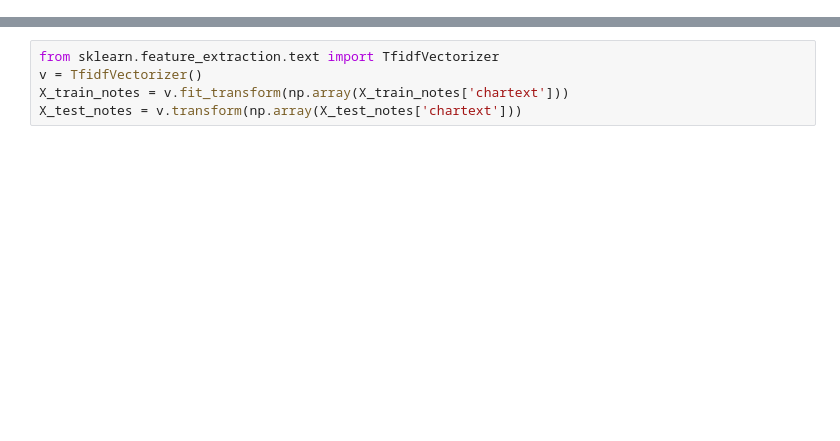
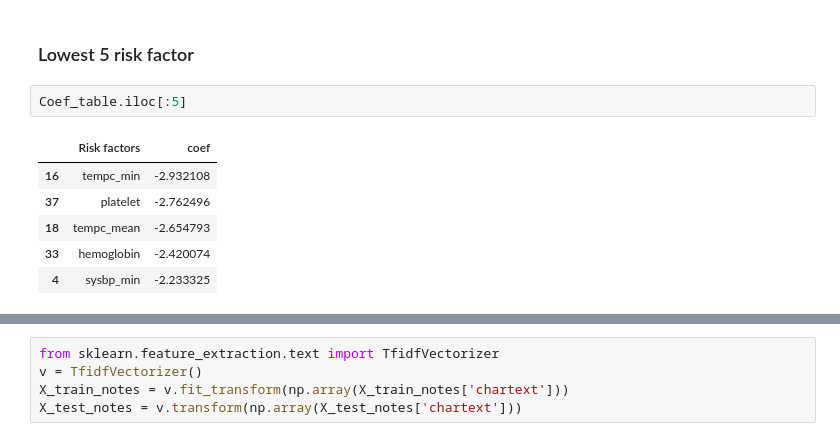
Before and after one commit to mathurp/ML_for_health, a Jupyter notebook: ML_for_health.ipynb, the cells around one changed output, grey strips where cells are left out. Drawn from its saved outputs; the diff is of its cells as text; blank space fills up the shorter version.

```diff
--- a/ML_for_health.ipynb
+++ b/ML_for_health.ipynb
@@ -152,0 +109,11 @@ Y_train_notes,Y_test_notes = Y_train_notes.drop(['train'],axis=1).values.squeeze
+# %% [markdown]
+### Lowest 5 risk factor
+# %%
+Coef_table.iloc[:5]
+# %% [output]
+|  | Risk factors | coef |
+| 16 | tempc_min | -2.932108 |
+| 37 | platelet | -2.762496 |
+| 18 | tempc_mean | -2.654793 |
+| 33 | hemoglobin | -2.420074 |
+| 4 | sysbp_min | -2.233325 |
```
Also changed, not shown: parts of 65 cells of this notebook, 1 other file.
